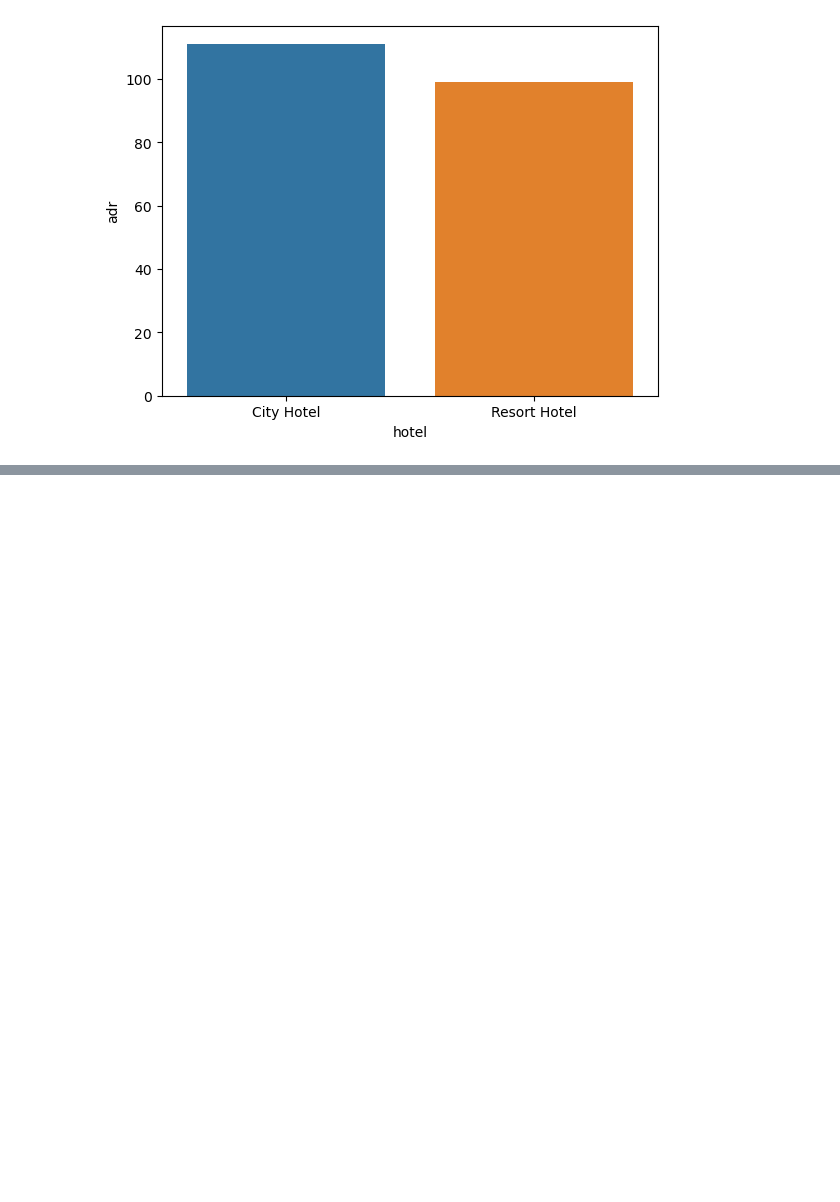
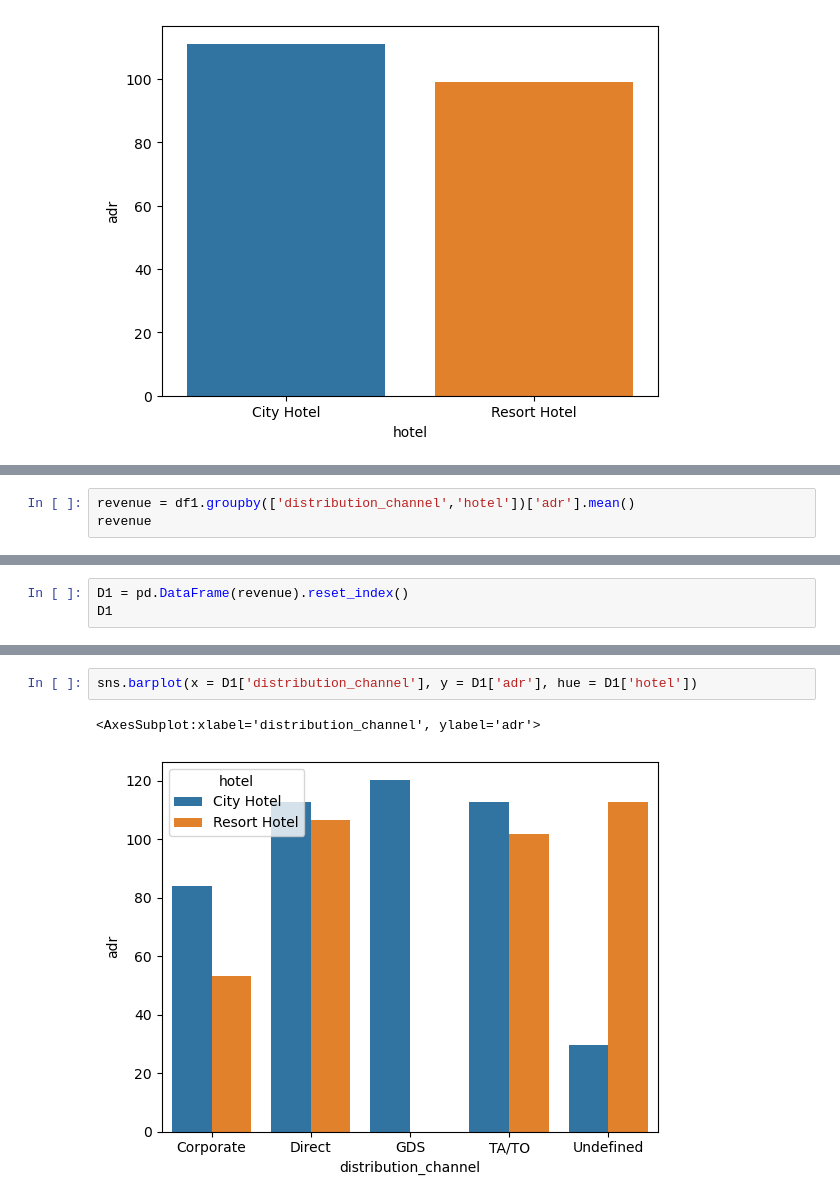
Before and after one commit to muchammadwr/EDA_hotel_bookings, a Jupyter notebook: hotel_bookings.ipynb, the cells around one changed output, grey strips where cells are left out. Drawn from its saved outputs; the diff is of its cells as text; blank space fills up the shorter version.

```diff
--- a/hotel_bookings.ipynb
+++ b/hotel_bookings.ipynb
@@ -802,0 +875,3 @@ sns.barplot(x = hotel_adr.index , y = hotel_adr)
+# %%
+revenue = df1.groupby(['distribution_channel','hotel'])['adr'].mean()
+revenue
@@ -802,0 +890,3 @@ sns.barplot(x = hotel_adr.index , y = hotel_adr)
+# %%
+D1 = pd.DataFrame(revenue).reset_index()
+D1
@@ -802,0 +904,5 @@ sns.barplot(x = hotel_adr.index , y = hotel_adr)
+# %%
+sns.barplot(x = D1['distribution_channel'], y = D1['adr'], hue = D1['hotel'])
+# %% [output]
+<AxesSubplot:xlabel='distribution_channel', ylabel='adr'>
+[figure, added]
```
Also changed, not shown: parts of 42 cells of this notebook.
